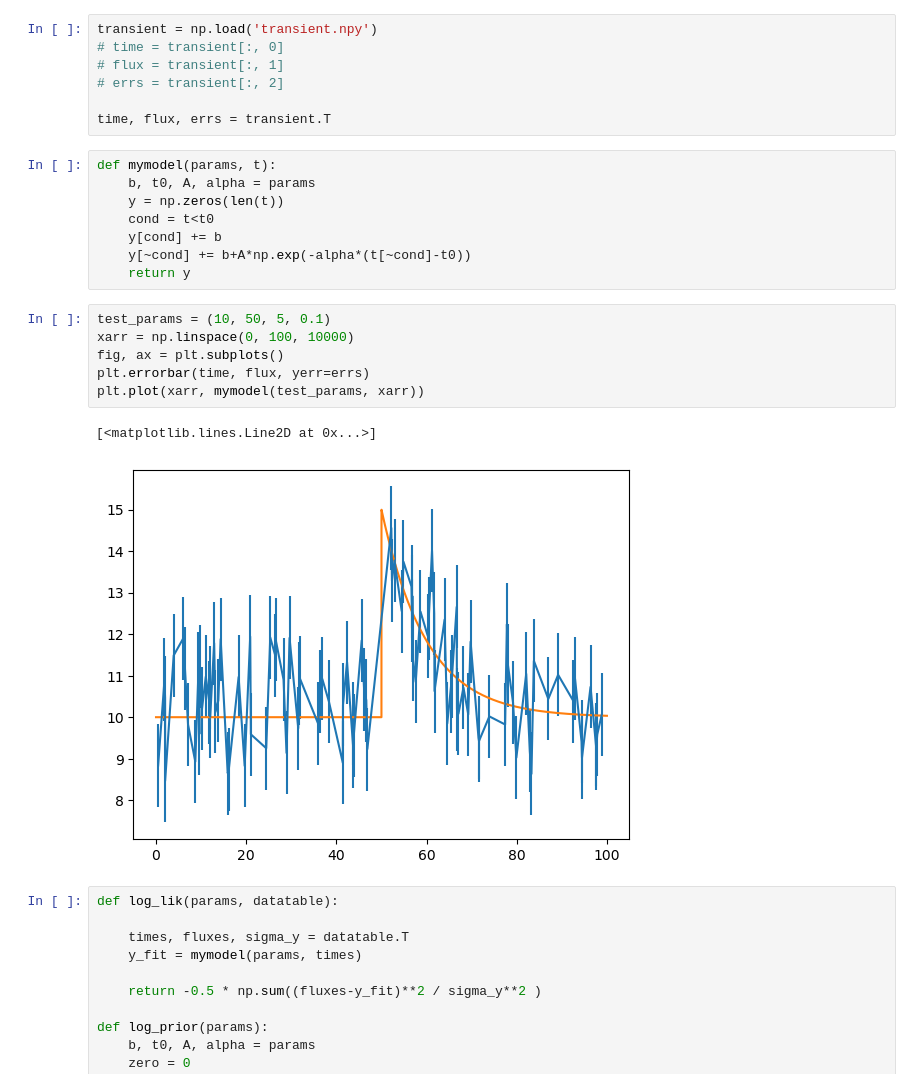
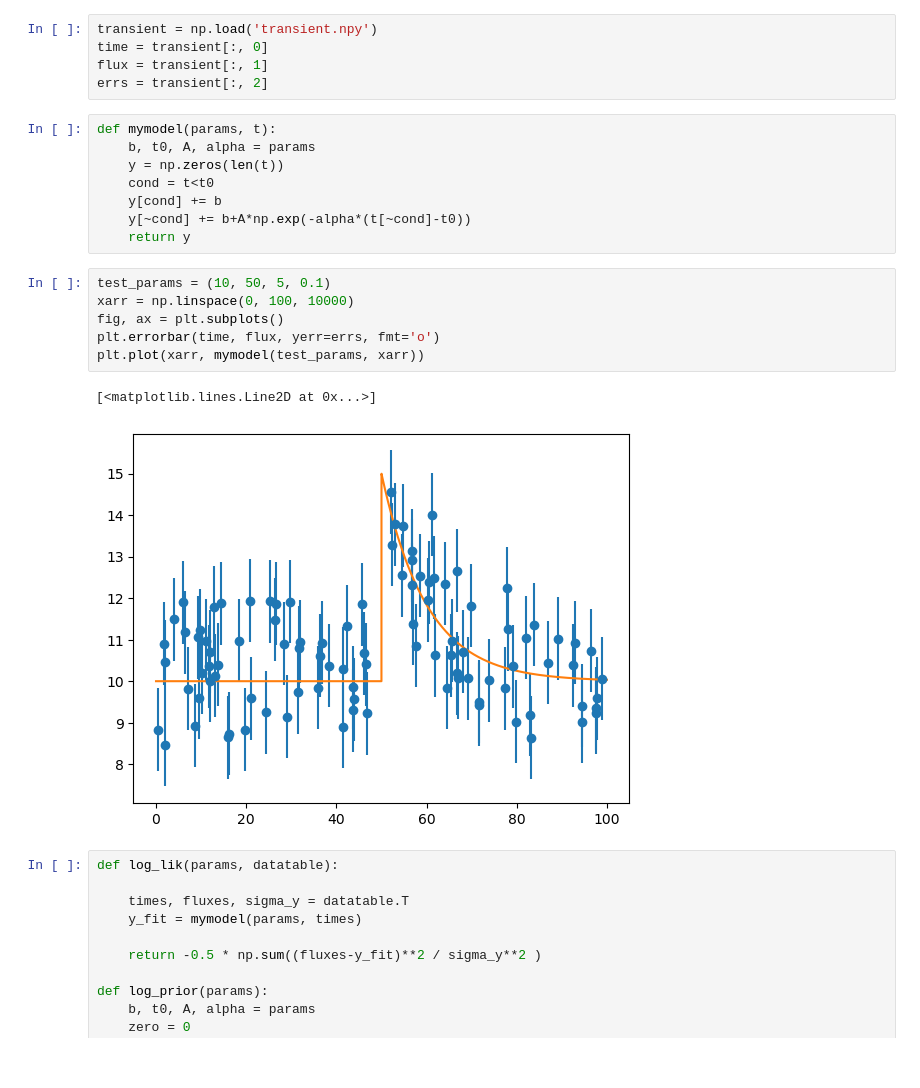
Before and after one commit to JacopoPerri/astrostatistics_bicocca_2026, a Jupyter notebook: working/transients.ipynb, the cells around one changed output. Saved outputs shown, nothing was run; the diff lists cells and outputs as text.

```diff
--- a/working/transients.ipynb
+++ b/working/transients.ipynb
@@ -5,11 +5,9 @@ import matplotlib.pyplot as plt
 from scipy.stats import uniform, norm
 # %%
 transient = np.load('transient.npy')
-# time = transient[:, 0]
-# flux = transient[:, 1]
-# errs = transient[:, 2]
-
-time, flux, errs = transient.T
+time = transient[:, 0]
+flux = transient[:, 1]
+errs = transient[:, 2]
 # %%
 def mymodel(params, t):
     b, t0, A, alpha = params
@@ -21,12 +19,12 @@ def mymodel(params, t):
 # %%
 test_params = (10, 50, 5, 0.1)
 xarr = np.linspace(0, 100, 10000)
 fig, ax = plt.subplots()
-plt.errorbar(time, flux, yerr=errs)
+plt.errorbar(time, flux, yerr=errs, fmt='o')
 plt.plot(xarr, mymodel(test_params, xarr))
 # %% [output]
 [<matplotlib.lines.Line2D at 0x...>]
-[figure, old version]
+[figure, new version]
 # %%
 def log_lik(params, datatable):
 
```
Also changed, not shown: parts of 9 cells of this notebook.
